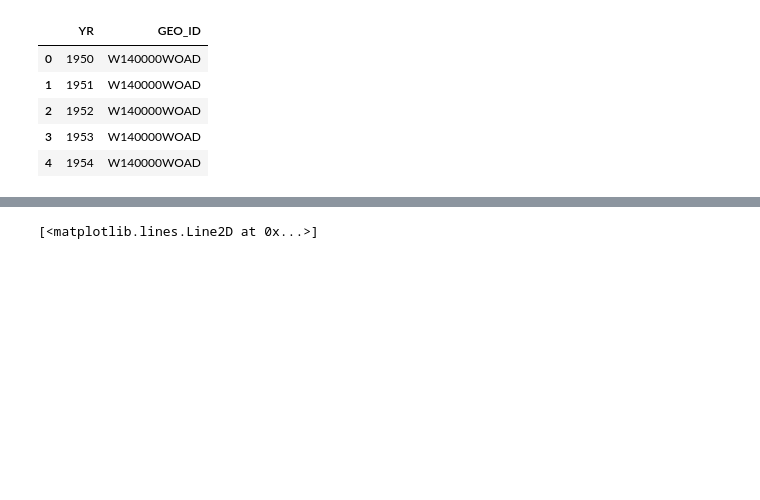
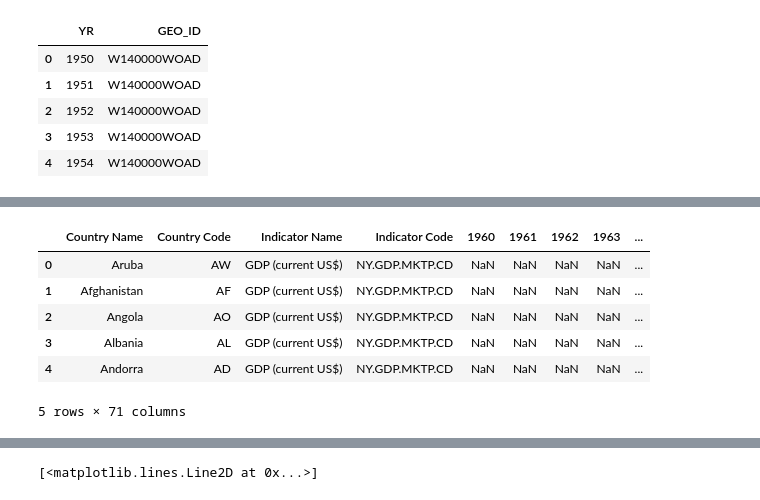
Before and after one commit to Flx232/Census-Dashboard, a Jupyter notebook: exploratory.ipynb, the cells around one changed output, grey strips where cells are left out. Drawn from its saved outputs; the diff is of its cells as text; code cells hidden in the pictures; blank space fills up the shorter version.

```diff
--- a/exploratory.ipynb
+++ b/exploratory.ipynb
@@ -155,0 +158,6 @@ age_data.head(5)
+# %%
+gdp = pd.read_csv('API_NY.GDP.MKTP.CD_DS2_en_csv_v2_329227.csv')
+cc_cn = pd.read_csv('countries_codes_and_coordinates.csv')
+cc_cn.replace(r'"', '', regex=True, inplace=True)
+cc_cn['Alpha-3 code'] = cc_cn['Alpha-3 code'].str.strip()
+cc_cn['Alpha-2 code'] = cc_cn['Alpha-2 code'].str.strip()
@@ -155,0 +187,10 @@ age_data.head(5)
+# %%
+gdp.head()
+# %% [output]
+|  | Country Name | Country Code | Indicator Name | Indicator Code | 1960 | 1961 | 1962 | 1963 | ... |
+| 0 | Aruba | AW | GDP (current US$) | NY.GDP.MKTP.CD | NaN | NaN | NaN | NaN | ... |
+| 1 | Afghanistan | AF | GDP (current US$) | NY.GDP.MKTP.CD | NaN | NaN | NaN | NaN | ... |
+| 2 | Angola | AO | GDP (current US$) | NY.GDP.MKTP.CD | NaN | NaN | NaN | NaN | ... |
+| 3 | Albania | AL | GDP (current US$) | NY.GDP.MKTP.CD | NaN | NaN | NaN | NaN | ... |
+| 4 | Andorra | AD | GDP (current US$) | NY.GDP.MKTP.CD | NaN | NaN | NaN | NaN | ... |
+5 rows × 71 columns
```
Also changed, not shown: parts of 10 cells of this notebook, 4 other files.
